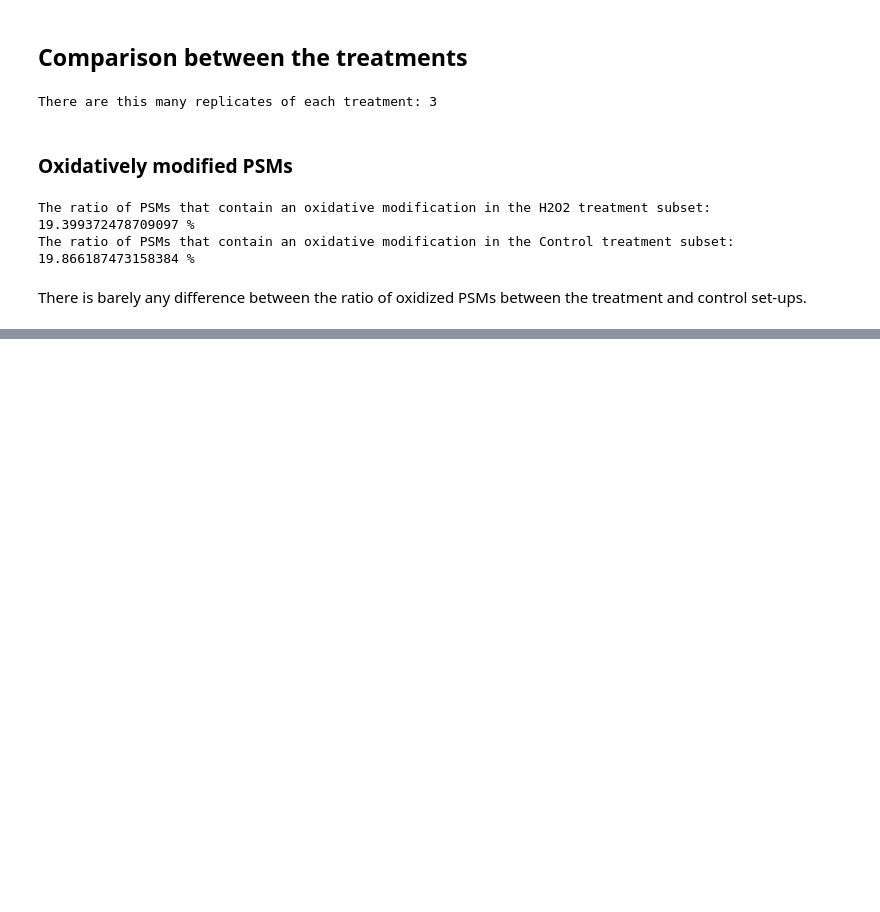
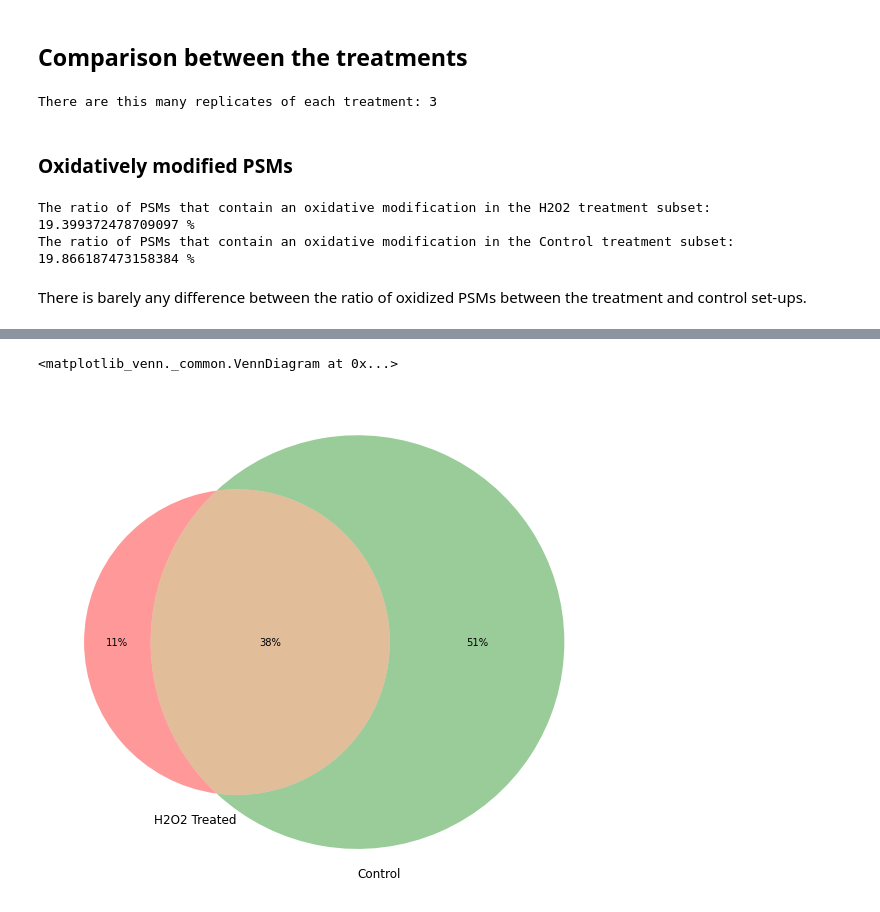
Before and after one commit to rodvrees/Master_Thesis, a Jupyter notebook: Project_analysis/PXD022545.ipynb, the cells around one changed output, grey strips where cells are left out. Drawn from its saved outputs; the diff is of its cells as text; code cells hidden in the pictures; blank space fills up the shorter version.

```diff
--- a/Project_analysis/PXD022545.ipynb
+++ b/Project_analysis/PXD022545.ipynb
@@ -168,0 +218,25 @@ Name: Modification, Length: 100, dtype: object
+# %%
+#Makes Venn diagram of shared and non-shared peptidoforms (figure out how to put this in OxiAnalysis)
+def condition_venn(listofdf, listoflabels):
+    import matplotlib_venn as venn
+    setlist = []
+    for df in listofdf:
+        s = set(df["Peptidoform_name"])
+        setlist.append(s)
+    total = len(set().union(*setlist))
+    plt.figure(figsize=(10,10))
+    diagram = venn.venn2(setlist, set_labels=listoflabels, subset_label_formatter=lambda x: f"{(x/total):1.0%}")
+    return diagram
+
+def comparelist(treatment_df, control_df):
+    treatmentset = set(treatment_df["Peptidoform_name"])
+    controlset = set(control_df["Peptidoform_name"])
+    diffset = treatmentset - controlset
+    difflist = list(diffset)
+    diffdf = treatment_df[treatment_df['Peptidoform_name'].isin(difflist)]
+    return difflist, diffdf
+# %%
+condition_venn([H2O2rep, Controlrep], ["H2O2 Treated", "Control"])
+# %% [output]
+<matplotlib_venn._common.VennDiagram at 0x...>
+[figure, added]
```
Also changed, not shown: parts of 26 cells of this notebook, 8 other files.
